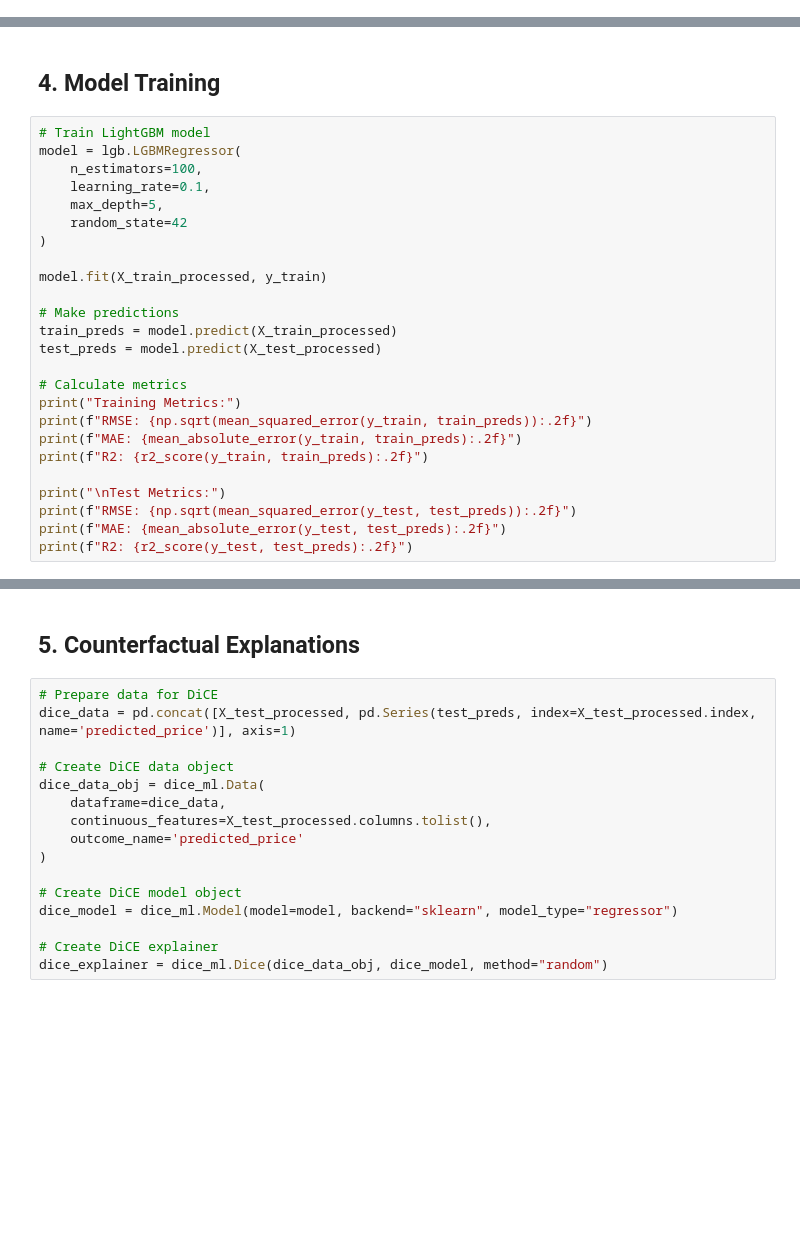
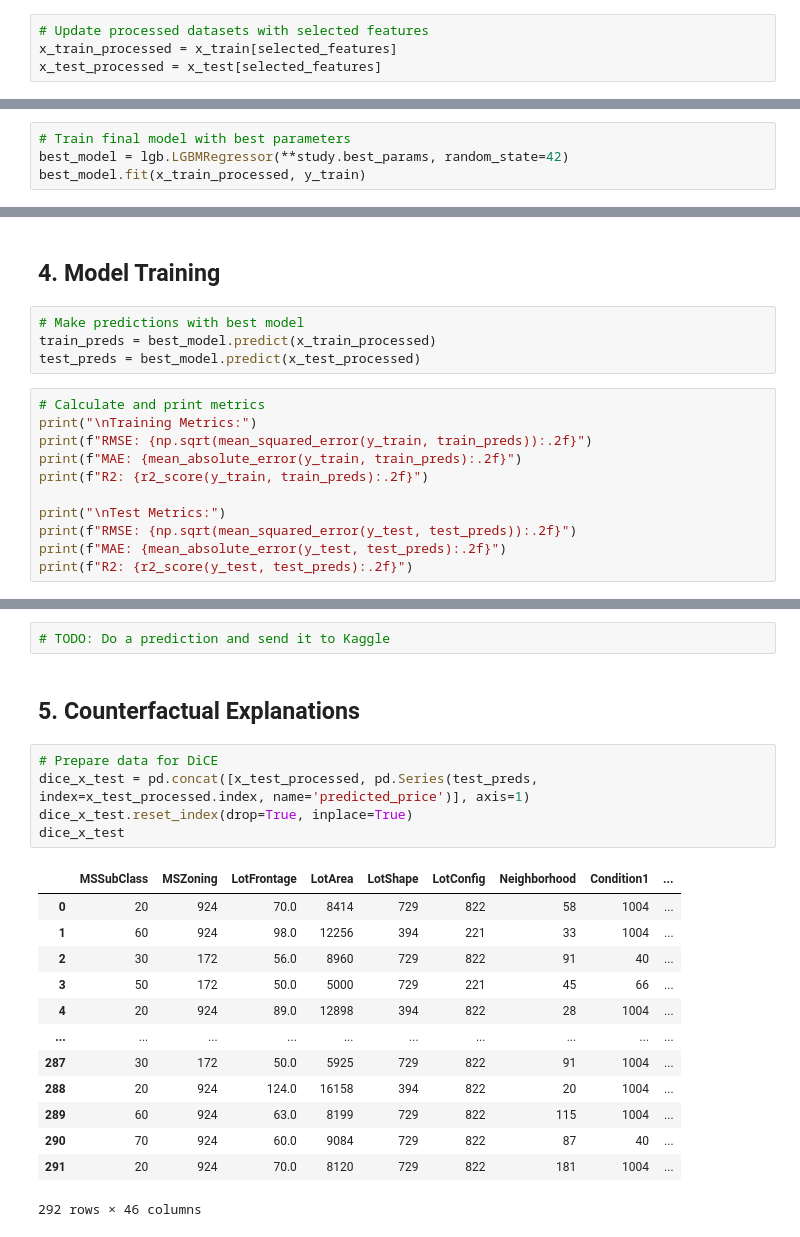
Before and after one commit to ioannismesionis/counterfactual-explanations, a Jupyter notebook: counterfactual_poc.ipynb, the cells around one changed output, grey strips where cells are left out. Saved outputs shown, nothing was run; the diff lists cells and outputs as text; blank space fills up the shorter version.

```diff
--- a/counterfactual_poc.ipynb
+++ b/counterfactual_poc.ipynb
@@ -207,0 +345,4 @@ X_test_processed = X_test_processed[selected_features]
+# %%
+# Update processed datasets with selected features
+x_train_processed = x_train[selected_features]
+x_test_processed = x_test[selected_features]
@@ -207,0 +494,4 @@ X_test_processed = X_test_processed[selected_features]
+# %%
+# Train final model with best parameters
+best_model = lgb.LGBMRegressor(**study.best_params, random_state=42)
+best_model.fit(x_train_processed, y_train)
@@ -208,22 +521,12 @@ X_test_processed = X_test_processed[selected_features]
 # %% [markdown]
 ## 4. Model Training
+# %%
+# Make predictions with best model
+train_preds = best_model.predict(x_train_processed)
+test_preds = best_model.predict(x_test_processed)
 # %%
-# Train LightGBM model
-model = lgb.LGBMRegressor(
-    n_estimators=100,
-    learning_rate=0.1,
-    max_depth=5,
-    random_state=42
-)
-
-model.fit(X_train_processed, y_train)
-
-# Make predictions
-train_preds = model.predict(X_train_processed)
-test_preds = model.predict(X_test_processed)
-
-# Calculate metrics
-print("Training Metrics:")
+# Calculate and print metrics
+print("\nTraining Metrics:")
 print(f"RMSE: {np.sqrt(mean_squared_error(y_train, train_preds)):.2f}")
 print(f"MAE: {mean_absolute_error(y_train, train_preds):.2f}")
 print(f"R2: {r2_score(y_train, train_preds):.2f}")
@@ -235,18 +548,23 @@ print(f"R2: {r2_score(y_test, test_preds):.2f}")
+# %%
+# TODO: Do a prediction and send it to Kaggle
 # %% [markdown]
 ## 5. Counterfactual Explanations
-# %%
-# Prepare data for DiCE
-dice_data = pd.concat([X_test_processed, pd.Series(test_preds, index=X_test_processed.index, name='predicted_price')], axis=1)
-
-# Create DiCE data object
-dice_data_obj = dice_ml.Data(
-    dataframe=dice_data,
-    continuous_features=X_test_processed.columns.tolist(),
-    outcome_name='predicted_price'
-)
-
-# Create DiCE model object
-dice_model = dice_ml.Model(model=model, backend="sklearn", model_type="regressor")
-
-# Create DiCE explainer
-dice_explainer = dice_ml.Dice(dice_data_obj, dice_model, method="random")
+# %%
+# Prepare data for DiCE
+dice_x_test = pd.concat([x_test_processed, pd.Series(test_preds, index=x_test_processed.index, name='predicted_price')], axis=1)
+dice_x_test.reset_index(drop=True, inplace=True)
+dice_x_test
+# %% [output]
+|  | MSSubClass | MSZoning | LotFrontage | LotArea | LotShape | LotConfig | Neighborhood | Condition1 | ... |
+| 0 | 20 | 924 | 70.0 | 8414 | 729 | 822 | 58 | 1004 | ... |
+| 1 | 60 | 924 | 98.0 | 12256 | 394 | 221 | 33 | 1004 | ... |
+| 2 | 30 | 172 | 56.0 | 8960 | 729 | 822 | 91 | 40 | ... |
+| 3 | 50 | 172 | 50.0 | 5000 | 729 | 221 | 45 | 66 | ... |
+| 4 | 20 | 924 | 89.0 | 12898 | 394 | 822 | 28 | 1004 | ... |
+| ... | ... | ... | ... | ... | ... | ... | ... | ... | ... |
+| 287 | 30 | 172 | 50.0 | 5925 | 729 | 822 | 91 | 1004 | ... |
+| 288 | 20 | 924 | 124.0 | 16158 | 394 | 822 | 20 | 1004 | ... |
+| 289 | 60 | 924 | 63.0 | 8199 | 729 | 822 | 115 | 1004 | ... |
+| 290 | 70 | 924 | 60.0 | 9084 | 729 | 822 | 87 | 40 | ... |
+| 291 | 20 | 924 | 70.0 | 8120 | 729 | 822 | 181 | 1004 | ... |
+292 rows × 46 columns
```
Also changed, not shown: parts of 33 cells of this notebook.
